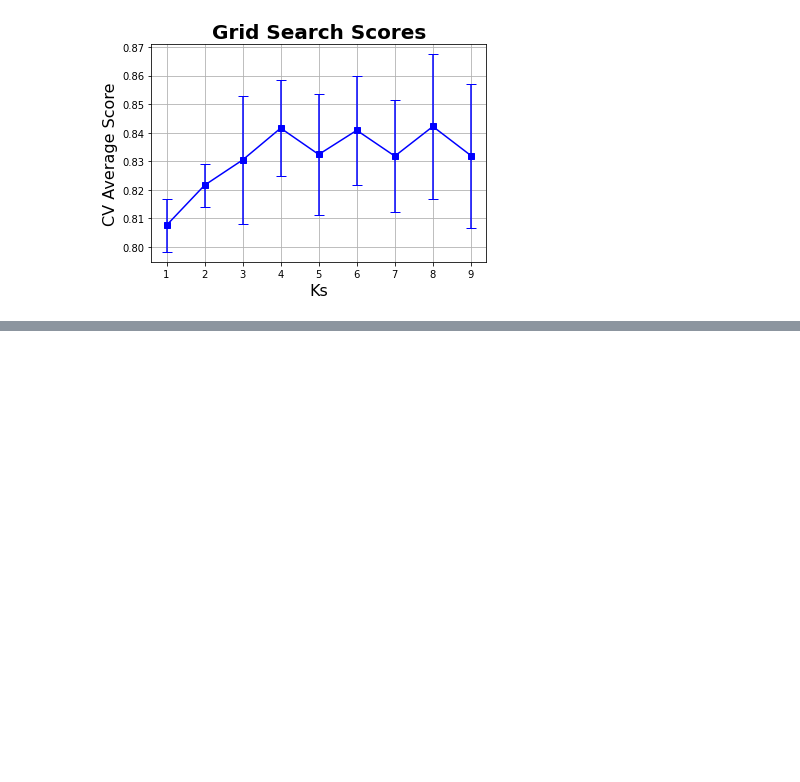
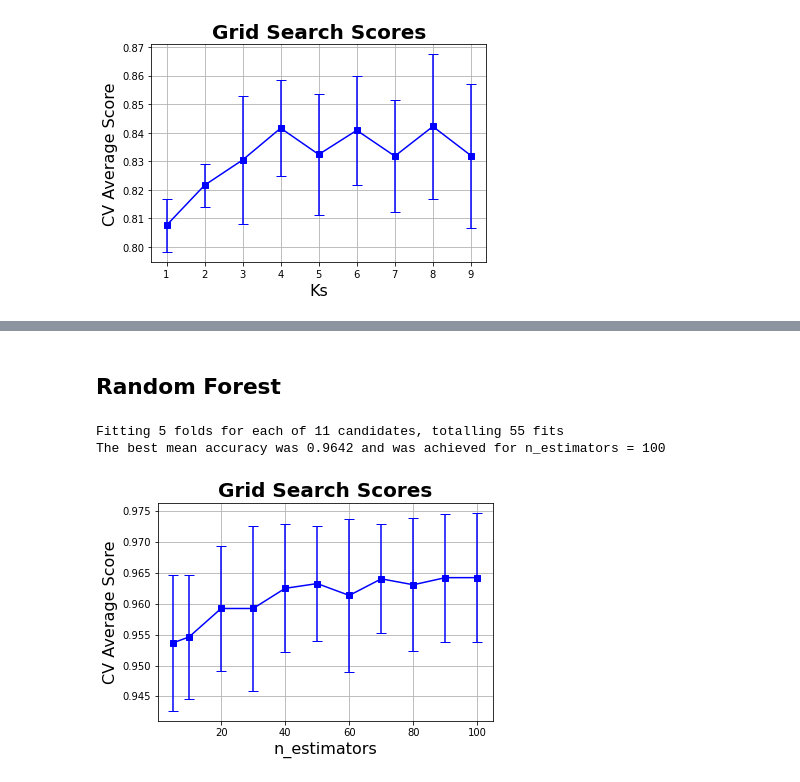
Before and after one commit to vcaitite/machine-learning-exercises, a Jupyter notebook: TP1/Trabalho Prático 1 - Classificação de Exoplanetas.ipynb, the cells around one changed output, grey strips where cells are left out. Drawn from its saved outputs; the diff is of its cells as text; code cells hidden in the pictures; blank space fills up the shorter version.

Commit message:
Application of Random Forest and Gradient Tree Boosting.

```diff
--- a/TP1/Trabalho Prático 1 - Classificação de Exoplanetas.ipynb
+++ b/TP1/Trabalho Prático 1 - Classificação de Exoplanetas.ipynb
@@ -432,0 +432,21 @@ KNeighborsClassifier(n_neighbors=8)
+# %% [markdown]
+## Random Forest
+# %%
+lst =  [5, 10, 20, 30, 40, 50, 60, 70, 80, 90, 100]
+# Grid Search application
+# The max depth will be the value encountered in Decision Tree test
+grid_params_random_forest = [{'RandomForest__n_estimators': lst}]
+pipe_random_forest = Pipeline([('scaler',  MinMaxScaler()),
+            ('RandomForest', RandomForestClassifier(max_depth = max_depth))])
+clf = GridSearchCV(pipe_random_forest, grid_params_random_forest , scoring='accuracy', refit=True, cv=5, verbose=1)
+# Run fit with all sets of parameters.
+clf.fit(X, y)
+# Results of Grid Search
+n_estimators  = clf.best_params_['RandomForest__n_estimators']
+score = clf.best_score_
+print("The best mean accuracy was " + '{:.4f}'.format(score) + " and was achieved for n_estimators = " + str(n_estimators) )
+plot_grid_search(clf.cv_results_, lst, 'n_estimators')
+# %% [output]
+Fitting 5 folds for each of 11 candidates, totalling 55 fits
+The best mean accuracy was 0.9642 and was achieved for n_estimators = 100
+[figure, added]
```
Also changed, not shown: parts of 15 cells of this notebook, 1 other file.
